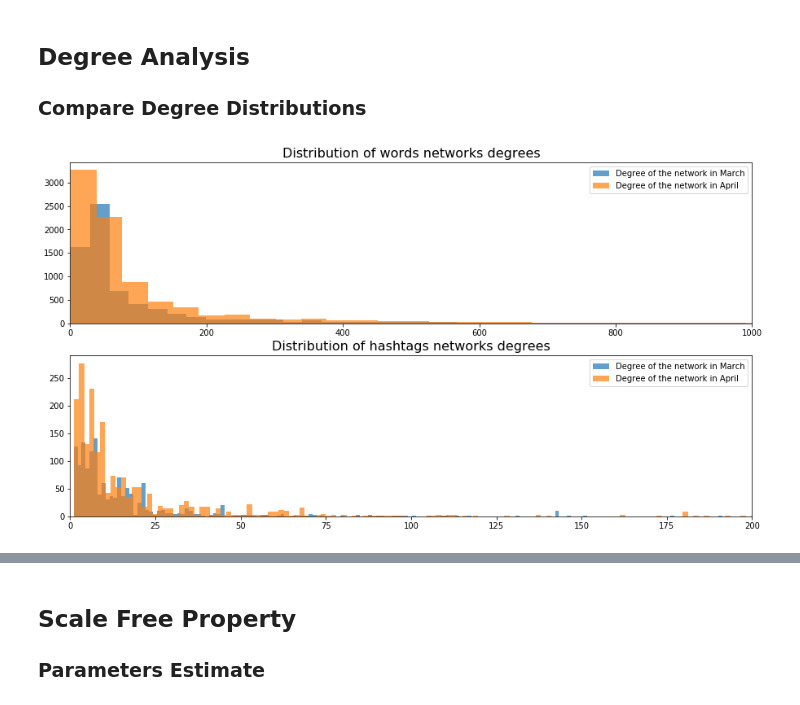
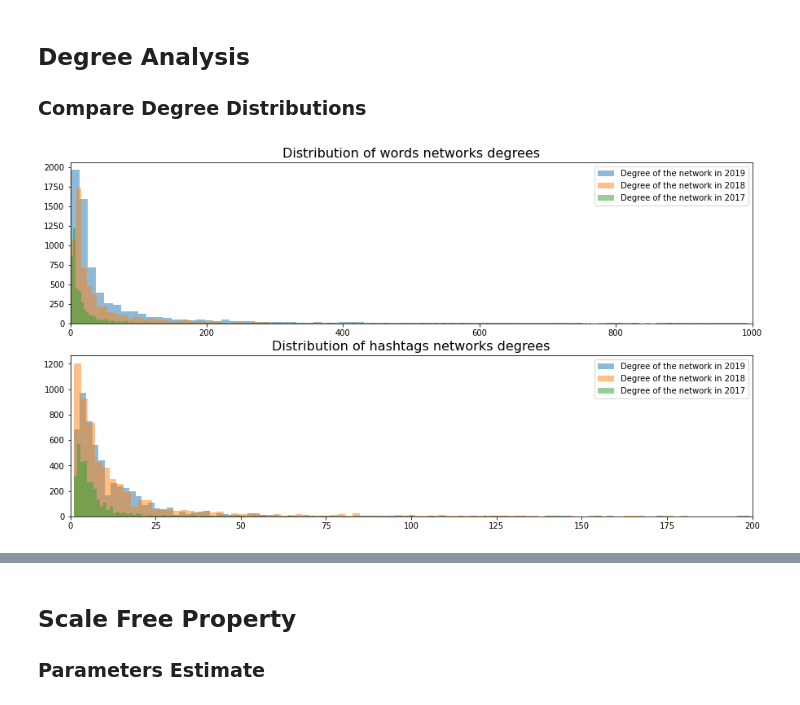
Before and after one commit to Mmiglio/ClimateAction, a Jupyter notebook: Untitled.ipynb, the cells around one changed output, grey strips where cells are left out. Cells and saved outputs as stored; diff of their text form; code cells hidden in the pictures.

```diff
--- a/Untitled.ipynb
+++ b/Untitled.ipynb
@@ -79,7 +84,7 @@ _ = ax.set_title('Tweet count for each analyzed period', fontsize=16)
 # Loop through each period
 for period in networks.keys():
     # Generate an histogram
-    _ = ax.bar([period], (tweets.df.tweet_date.dt.month_name() == period).sum())
+    _ = ax.bar([str(period)], (tweets.df.tweet_date.dt.year == period).sum())
 # Show plot
 _ = plt.show()
 # %% [output]
@@ -149,7 +154,7 @@ _ = axs[1].set_title('Number of chars distribution for each period', fontsize=16
 # Loop through each period
 for period in networks.keys():
     # Get boolean series of current period tweets
-    curr_tweets = (tweets.df.tweet_date.dt.month_name() == period)
+    curr_tweets = (tweets.df.tweet_date.dt.year == period)
     # Get words and chars number for current period
     curr_words_len = tweets_words_len[curr_tweets]
     curr_chars_len = tweets_chars_len[curr_tweets]
@@ -175,7 +180,7 @@ stats = {}
 for period in networks.keys():
     # Subset tweets for current period
     curr_tweets = Tweets()
-    curr_tweets.df = tweets.df.loc[tweets.df.tweet_date.dt.month_name() == period].copy()
+    curr_tweets.df = tweets.df.loc[tweets.df.tweet_date.dt.year == period].copy()
     # Get ids of tweets for current period
     curr_tweets_id = curr_tweets.df.tweet_id.unique()
     # Subset hashtags and words associated to current tweets
@@ -239,20 +244,20 @@ for period in networks.keys():
 # %%
-# Show summary statistics graphically
-fig, axs = plt.subplots(1, 3, figsize=(15, 5))
-
-# Set subplots titles
-_ = axs[0].set_title('Mean',fontsize=16)
-_ = axs[1].set_title('Standard deviation',fontsize=16)
-_ = axs[2].set_title('Density',fontsize=16)
-
-# Print scores for either pre and post
-for period in networks.keys():
-    _ = axs[0].bar(period, stats[period][net_type]["weight_mean"])
-    _ = axs[1].bar(period, stats[period][net_type]["weight_std"])
-    _ = axs[2].bar(period, stats[period][net_type]["edge_density"])
-
-    # Make plot
-_ = plt.show()
+# # Show summary statistics graphically
+# fig, axs = plt.subplots(1, 3, figsize=(15, 5))
+#
+# # Set subplots titles
+# _ = axs[0].set_title('Mean',fontsize=16)
+# _ = axs[1].set_title('Standard deviation',fontsize=16)
+# _ = axs[2].set_title('Density',fontsize=16)
+#
+# # Print scores for either pre and post
+# for period in networks.keys():
+#     _ = axs[0].bar(period, stats[period][net_type]["weight_mean"])
+#     _ = axs[1].bar(period, stats[period][net_type]["weight_std"])
+#     _ = axs[2].bar(period, stats[period][net_type]["edge_density"])
+#
+#     # Make plot
+# _ = plt.show()
 # %% [output]
 [figure]
 # %% [markdown]
@@ -261,28 +266,28 @@ _ = plt.show()
 # %%
 # Compare degrees graphically
 
 fig, axs = plt.subplots(2, 1, figsize=(15, 8))
 
 # Loops over network types
 for i, net_type in enumerate(["words", "hashtags"]):
     # Set subplots title
     _ = axs[i].set_title('Distribution of {} networks degrees'.format(net_type), fontsize=16)
 
     # Loops over periods
-    for period in networks:
-        _ = axs[i].hist(networks[period][net_type].get_degree(), bins=2000, alpha=0.7)
+    for period in [2019, 2018, 2017]:
+        _ = axs[i].hist(networks[period][net_type].get_degree(), bins=2000, alpha=0.5)
 
     # Set legend
-    _ = axs[i].legend(['Degree of the network in '+period for period in networks])
+    _ = axs[i].legend(['Degree of the network in '+str(period) for period in [2019, 2018, 2017]])
 
 # Manually set x axis limit
 _ = axs[0].set_xlim(0, 1000)
 _ = axs[1].set_xlim(0, 200)
 
 #_ = plt.savefig('images/analysis/degree_hist.png')
 _ = plt.show()
 # %% [output]
-[figure, old version]
+[figure, new version]
 # %%
 # Define function for plotting degree analysis
 
```
Also changed, not shown: parts of 16 cells of this notebook.
